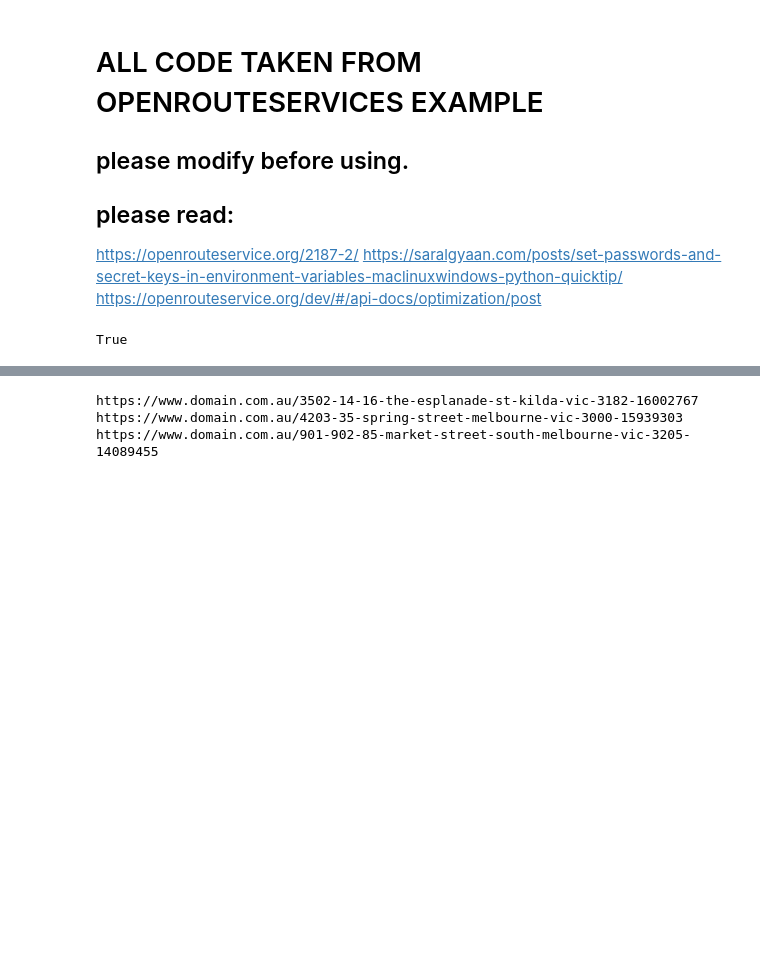
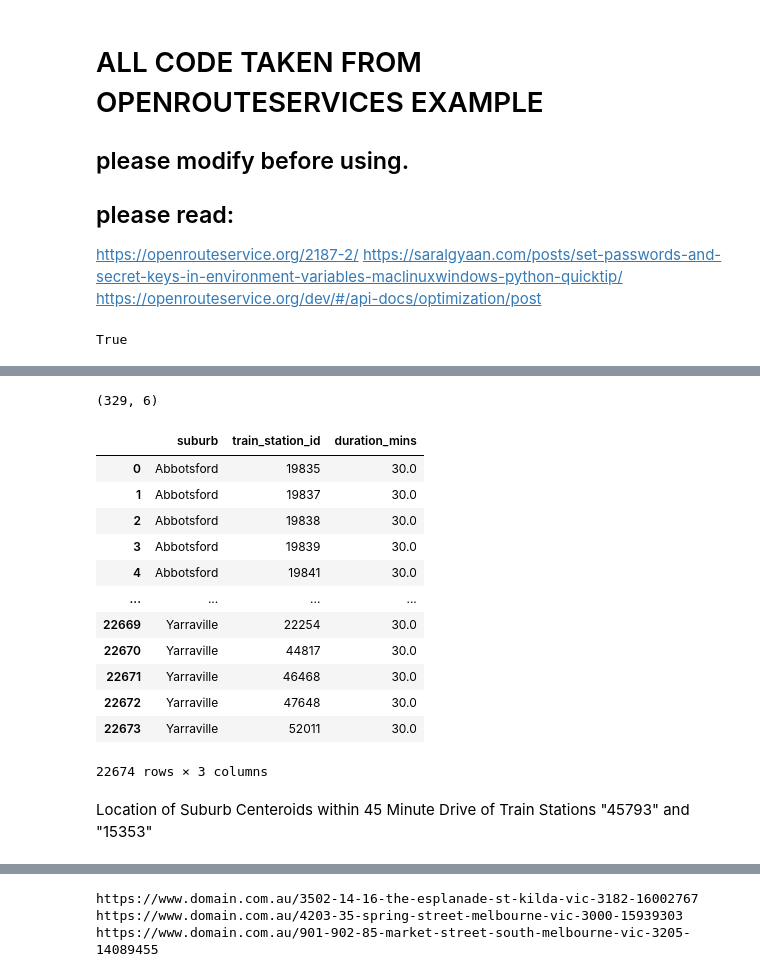
Before and after one commit to MAST30034-Applied-Data-Science/generic-real-estate-consulting-project-group-30, a Jupyter notebook: notebooks/routing_assignments.ipynb, the cells around one changed output, grey strips where cells are left out. Saved outputs shown, nothing was run; the diff lists cells and outputs as text; code cells hidden in the pictures; blank space fills up the shorter version.

```diff
--- a/notebooks/routing_assignments.ipynb
+++ b/notebooks/routing_assignments.ipynb
@@ -69,0 +40,3 @@ houses
+# %%
+australia_sf = gpd.read_file("../data/raw/shapefiles/Statistical_area_level2/SA2_2021_AUST_GDA2020.shp")
+vic_sf = australia_sf[australia_sf['STE_NAME21'] == 'Victoria']
@@ -69,0 +97,44 @@ houses
+# %%
+l_dfs = []
+
+for file in glob.glob('../data/curated/isochrones/*'):
+    with open(file) as json_file:
+        data = json.load(json_file)
+
+        gdf = gpd.GeoDataFrame.from_features(data)
+        l_dfs.append(gdf)
+# %%
+gdf_isochrones = pd.concat(l_dfs)
+# %%
+gdf_isochrones.shape
+# %% [output]
+(329, 6)
+# %%
+gdf_isochrones.set_crs(epsg=7844, inplace=True)
+
+matrix = gpd.sjoin(gdf_isochrones, vic_sf, how='inner', op='contains')\
+    .loc[:,['SA2_NAME21', 'value', 'name']]\
+    .set_index(['SA2_NAME21', 'value'])
+
+matrix = matrix.reset_index()
+matrix.columns = ['suburb', 'duration_mins', 'train_station_id']
+matrix['duration_mins'] = matrix.duration_mins/60
+matrix = matrix.groupby(['suburb', 'train_station_id']).duration_mins.min().to_frame().reset_index()
+# %%
+matrix
+# %% [output]
+|  | suburb | train_station_id | duration_mins |
+| 0 | Abbotsford | 19835 | 30.0 |
+| 1 | Abbotsford | 19837 | 30.0 |
+| 2 | Abbotsford | 19838 | 30.0 |
+| 3 | Abbotsford | 19839 | 30.0 |
+| 4 | Abbotsford | 19841 | 30.0 |
+| ... | ... | ... | ... |
+| 22669 | Yarraville | 22254 | 30.0 |
+| 22670 | Yarraville | 44817 | 30.0 |
+| 22671 | Yarraville | 46468 | 30.0 |
+| 22672 | Yarraville | 47648 | 30.0 |
+| 22673 | Yarraville | 52011 | 30.0 |
+22674 rows × 3 columns
+# %% [markdown]
+Location of Suburb Centeroids within 45 Minute Drive of Train Stations "45793" and "15353"
```
Also changed, not shown: parts of 14 cells of this notebook, 1 other file.
